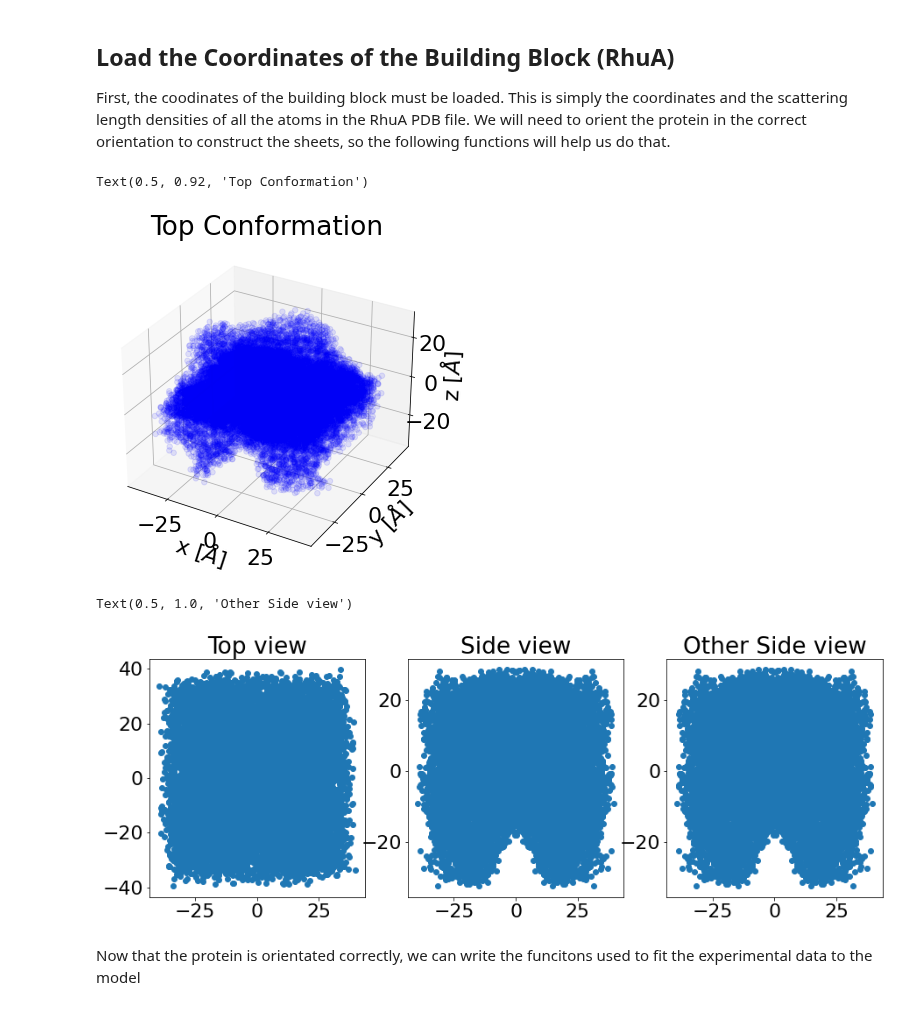
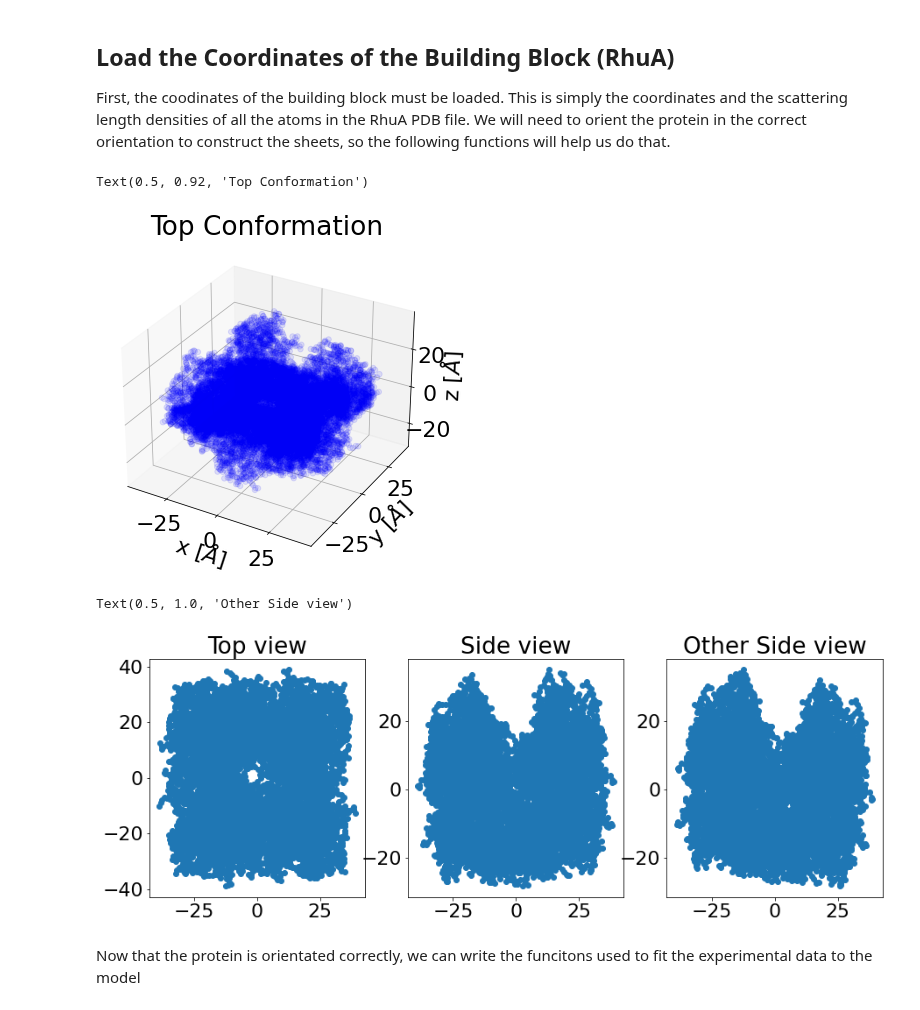
Before and after one commit to pozzo-research-group/MC-DFM, a Jupyter notebook: Notebooks/RhuA Sheets Fit Experimental Data.ipynb, the cells around one changed output. Cells and saved outputs as stored; diff of their text form; code cells hidden in the pictures.

```diff
--- a/Notebooks/RhuA Sheets Fit Experimental Data.ipynb
+++ b/Notebooks/RhuA Sheets Fit Experimental Data.ipynb
@@ -46,30 +46,30 @@ def rotate_coordinates_z(x, y, angle):
     y_new = -x*np.sin(angle) + y*np.cos(angle)
     return x_new, y_new
 # %%
-coordinates = Read_PDB.load_pdb('../Data/PDB/RhuA/1ojr.pdb1') #this function loads the pdb file
-#coordinates = Read_PDB.load_pdb('../Data/PDB/RhuA/1gt7.pdb') #this function loads the pdb file
+#coordinates = Read_PDB.load_pdb('../Data/PDB/RhuA/1ojr.pdb1') #this function loads the pdb file
+coordinates = Read_PDB.load_pdb('../Data/PDB/RhuA/1gt7.pdb') #this function loads the pdb file
 coordinates = relative_coordinates(coordinates)
 volume = coordinates.copy()
 #This rotates the protein around the specifed axis
-coordinates[:,1], coordinates[:,2] = rotate_coordinates_x(coordinates[:,1], coordinates[:,2], 180)
+coordinates[:,1], coordinates[:,2] = rotate_coordinates_x(coordinates[:,1], coordinates[:,2], 0)
 coordinates = np.hstack((coordinates[:,0].reshape(-1,1), coordinates[:,2].reshape(-1,1), coordinates[:,1].reshape(-1,1), coordinates[:,-1].reshape(-1,1)))
 coordinates[:,0], coordinates[:,1] = rotate_coordinates_z(coordinates[:,0], coordinates[:,1], 0)
 volume_rotated = np.hstack((coordinates[:,0].reshape(-1,1), coordinates[:,2].reshape(-1,1), coordinates[:,1].reshape(-1,1), coordinates[:,-1].reshape(-1,1)))
-coordinates[:,0], coordinates[:,2] = rotate_coordinates_y(coordinates[:,0], coordinates[:,2], -10)
+coordinates[:,0], coordinates[:,2] = rotate_coordinates_y(coordinates[:,0], coordinates[:,2], 55)
 volume_rotated = np.hstack((coordinates[:,0].reshape(-1,1), coordinates[:,2].reshape(-1,1), coordinates[:,1].reshape(-1,1), coordinates[:,-1].reshape(-1,1)))
 coordinates = volume_rotated
 # Plotting
 fig = plt.figure(figsize=(6,6))
 ax = plt.axes(projection='3d')
 ax.scatter(volume_rotated[:,0],volume_rotated[:,1], color = 'blue', alpha = 0.1, s = 30)
 ax.scatter(volume_rotated[:,0],volume_rotated[:,1],volume_rotated[:,2], color = 'blue', alpha = 0.1, s = 30)
 ax.set_xlabel('x [$\AA$]')
 ax.set_ylabel('y [$\AA$]')
 ax.set_zlabel('z [$\AA$]')
 ax.set_title('Top Conformation')
 # %% [output]
 Text(0.5, 0.92, 'Top Conformation')
-[figure, old version]
+[figure, new version]
 # %%
 fig, ax = plt.subplots(figsize=(15, 5), ncols=3, nrows=1)
 ax[0].scatter(volume_rotated[:,0],volume_rotated[:,1])
@@ -80,7 +80,7 @@ ax[1].set_title('Side view')
 ax[2].set_title('Other Side view')
 # %% [output]
 Text(0.5, 1.0, 'Other Side view')
-[figure, old version]
+[figure, new version]
 # %% [markdown]
 Now that the protein is orientated correctly, we can write the funcitons used to fit the experimental data to the model
 # %%
```
